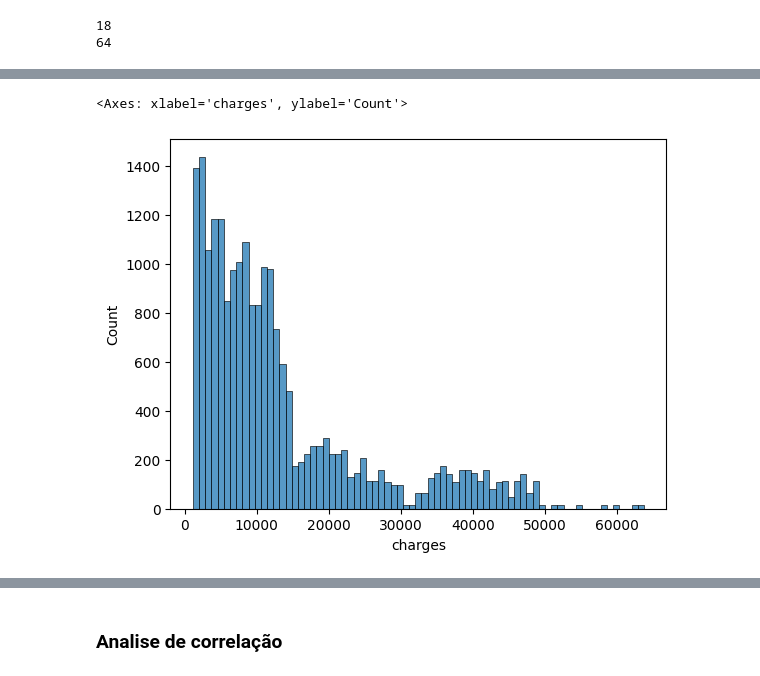
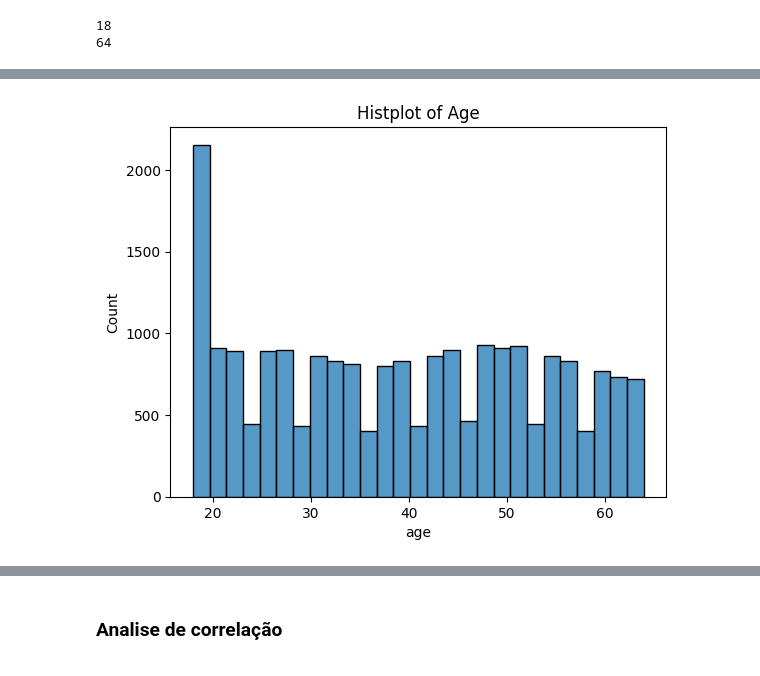
Before and after one commit to Danizinh/TECH-CHALLENGE, a Jupyter notebook: TECH-CHALLENGE.ipynb, the cells around one changed output, grey strips where cells are left out. Saved outputs shown, nothing was run; the diff lists cells and outputs as text; code cells hidden in the pictures.

```diff
--- a/TECH-CHALLENGE.ipynb
+++ b/TECH-CHALLENGE.ipynb
@@ -161,5 +189,7 @@ sb.boxplot(x=dados["charges"])
-# %%
-sb.histplot(data=dados, x="charges")
-# %% [output]
-<Axes: xlabel='charges', ylabel='Count'>
-[figure, removed]
+# %%
+# Histograma da idade dos indivíduos
+sb.histplot(data=dados, x="age")
+plt.title("Histplot of Age")
+plt.show()
+# %% [output]
+[figure, added]
```
Also changed, not shown: parts of 45 cells of this notebook.
